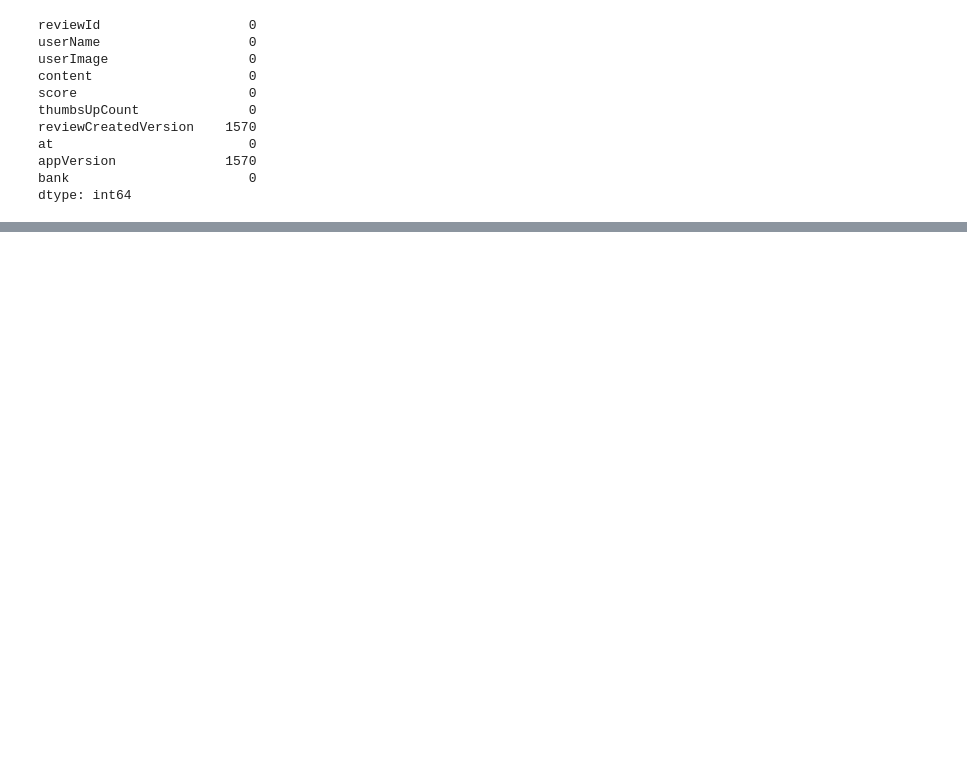
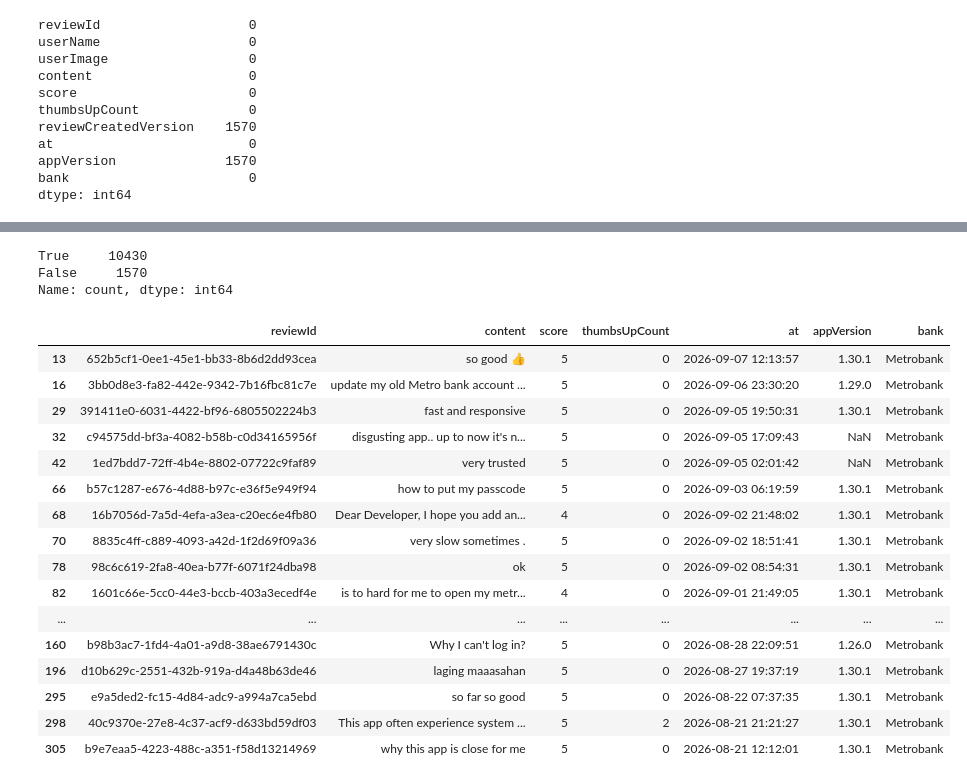
Before and after one commit to manwhocantbemoved/bankapp_product_analysis, a Jupyter notebook: datacleannb.ipynb, the cells around one changed output, grey strips where cells are left out. Cells and saved outputs as stored; diff of their text form; code cells hidden in the pictures; blank space fills up the shorter version.

```diff
--- a/datacleannb.ipynb
+++ b/datacleannb.ipynb
@@ -97,0 +114,2 @@ dtype: int64
+# %%
+df_clean["at"] = pd.to_datetime(df_clean["at"])
@@ -97,0 +152,2 @@ dtype: int64
+# %%
+df_clean.drop(columns=["userName"], inplace=True)
@@ -97,0 +188,28 @@ dtype: int64
+# %%
+(df_clean["reviewCreatedVersion"] == df_clean["appVersion"]).value_counts()
+# %% [output]
+True     10430
+False     1570
+Name: count, dtype: int64
+# %%
+df_clean.drop(columns=["reviewCreatedVersion"], inplace=True)
+# %%
+df_clean[df_clean["score"] > 3].head(20)
+# %% [output]
+|  | reviewId | content | score | thumbsUpCount | at | appVersion | bank |
+| 13 | 652b5cf1-0ee1-45e1-bb33-8b6d2dd93cea | so good 👍 | 5 | 0 | 2026-09-07 12:13:57 | 1.30.1 | Metrobank |
+| 16 | 3bb0d8e3-fa82-442e-9342-7b16fbc81c7e | update my old Metro bank account ... | 5 | 0 | 2026-09-06 23:30:20 | 1.29.0 | Metrobank |
+| 29 | 391411e0-6031-4422-bf96-6805502224b3 | fast and responsive | 5 | 0 | 2026-09-05 19:50:31 | 1.30.1 | Metrobank |
+| 32 | c94575dd-bf3a-4082-b58b-c0d34165956f | disgusting app.. up to now it's n... | 5 | 0 | 2026-09-05 17:09:43 | NaN | Metrobank |
+| 42 | 1ed7bdd7-72ff-4b4e-8802-07722c9faf89 | very trusted | 5 | 0 | 2026-09-05 02:01:42 | NaN | Metrobank |
+| 66 | b57c1287-e676-4d88-b97c-e36f5e949f94 | how to put my passcode | 5 | 0 | 2026-09-03 06:19:59 | 1.30.1 | Metrobank |
+| 68 | 16b7056d-7a5d-4efa-a3ea-c20ec6e4fb80 | Dear Developer, I hope you add an... | 4 | 0 | 2026-09-02 21:48:02 | 1.30.1 | Metrobank |
+| 70 | 8835c4ff-c889-4093-a42d-1f2d69f09a36 | very slow sometimes . | 5 | 0 | 2026-09-02 18:51:41 | 1.30.1 | Metrobank |
+| 78 | 98c6c619-2fa8-40ea-b77f-6071f24dba98 | ok | 5 | 0 | 2026-09-02 08:54:31 | 1.30.1 | Metrobank |
+| 82 | 1601c66e-5cc0-44e3-bccb-403a3ecedf4e | is to hard for me to open my metr... | 4 | 0 | 2026-09-01 21:49:05 | 1.30.1 | Metrobank |
+| ... | ... | ... | ... | ... | ... | ... | ... |
+| 160 | b98b3ac7-1fd4-4a01-a9d8-38ae6791430c | Why I can't log in? | 5 | 0 | 2026-08-28 22:09:51 | 1.26.0 | Metrobank |
+| 196 | d10b629c-2551-432b-919a-d4a48b63de46 | laging maaasahan | 5 | 0 | 2026-08-27 19:37:19 | 1.30.1 | Metrobank |
+| 295 | e9a5ded2-fc15-4d84-adc9-a994a7ca5ebd | so far so good | 5 | 0 | 2026-08-22 07:37:35 | 1.30.1 | Metrobank |
+| 298 | 40c9370e-27e8-4c37-acf9-d633bd59df03 | This app often experience system ... | 5 | 2 | 2026-08-21 21:21:27 | 1.30.1 | Metrobank |
+| 305 | b9e7eaa5-4223-488c-a351-f58d13214969 | why this app is close for me | 5 | 0 | 2026-08-21 12:12:01 | 1.30.1 | Metrobank |
```
Also changed, not shown: parts of 12 cells of this notebook, 1 other file.
